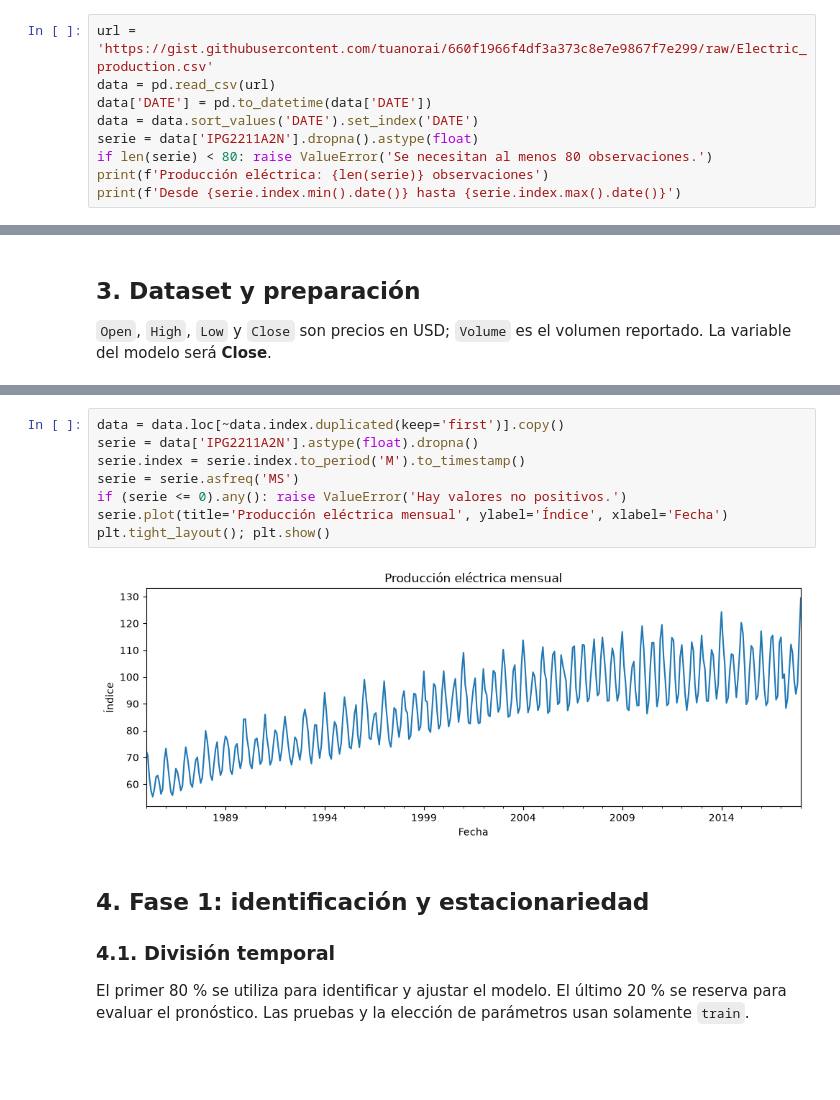
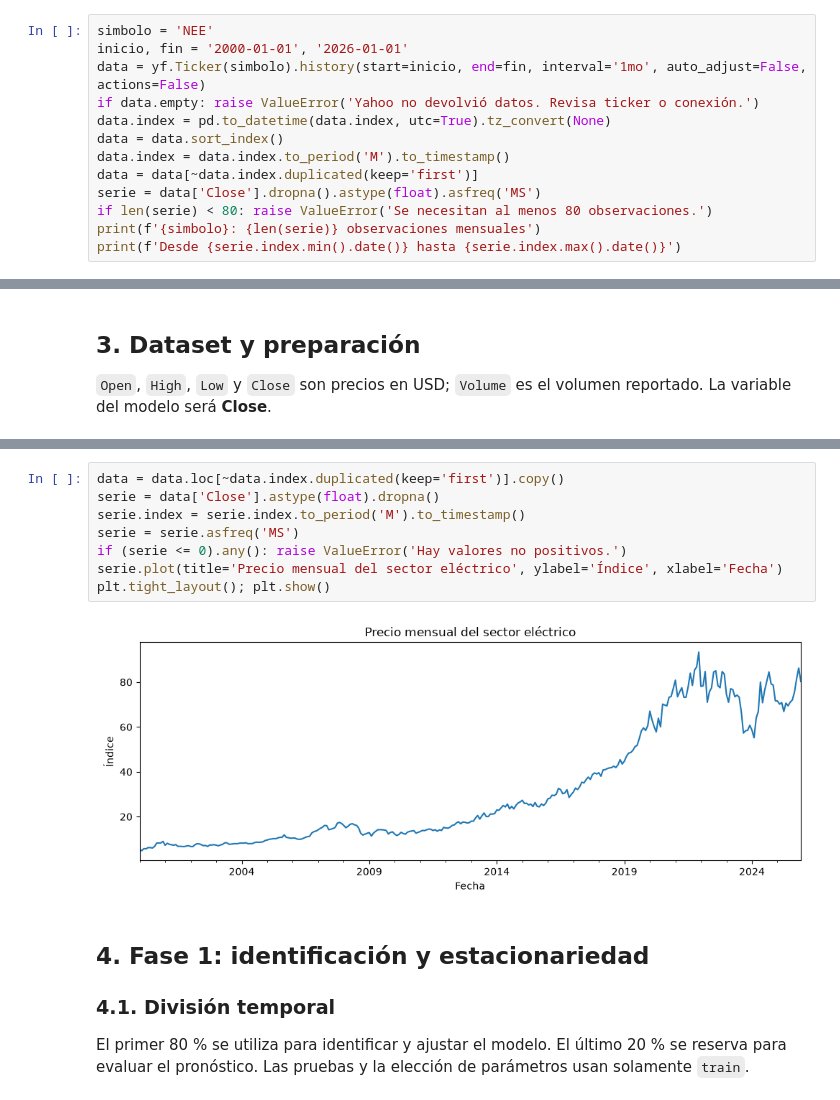
Before and after one commit to 23-Andres-QC/MineriaAvanzada, a Jupyter notebook: practica01.ipynb, the cells around one changed output, grey strips where cells are left out. Cells and saved outputs as stored; diff of their text form; blank space fills up the shorter version.

Commit message:
Usar datos mensuales del sector electrico desde yfinance

```diff
--- a/practica01.ipynb
+++ b/practica01.ipynb
@@ -32,10 +33,14 @@ Se usa el mismo dataset de producción eléctrica del material de clase. La carg
 # %%
-url = 'https://gist.githubusercontent.com/tuanorai/660f1966f4df3a373c8e7e9867f7e299/raw/Electric_production.csv'
-data = pd.read_csv(url)
-data['DATE'] = pd.to_datetime(data['DATE'])
-data = data.sort_values('DATE').set_index('DATE')
-serie = data['IPG2211A2N'].dropna().astype(float)
+simbolo = 'NEE'
+inicio, fin = '2000-01-01', '2026-01-01'
+data = yf.Ticker(simbolo).history(start=inicio, end=fin, interval='1mo', auto_adjust=False, actions=False)
+if data.empty: raise ValueError('Yahoo no devolvió datos. Revisa ticker o conexión.')
+data.index = pd.to_datetime(data.index, utc=True).tz_convert(None)
+data = data.sort_index()
+data.index = data.index.to_period('M').to_timestamp()
+data = data[~data.index.duplicated(keep='first')]
+serie = data['Close'].dropna().astype(float).asfreq('MS')
 if len(serie) < 80: raise ValueError('Se necesitan al menos 80 observaciones.')
-print(f'Producción eléctrica: {len(serie)} observaciones')
+print(f'{simbolo}: {len(serie)} observaciones mensuales')
 print(f'Desde {serie.index.min().date()} hasta {serie.index.max().date()}')
 # %% [output]
@@ -88,14 +109,14 @@ print('Fechas duplicadas:', data.index.duplicated().sum())
 Fechas duplicadas: 0
 # %%
 data = data.loc[~data.index.duplicated(keep='first')].copy()
-serie = data['IPG2211A2N'].astype(float).dropna()
+serie = data['Close'].astype(float).dropna()
 serie.index = serie.index.to_period('M').to_timestamp()
 serie = serie.asfreq('MS')
 if (serie <= 0).any(): raise ValueError('Hay valores no positivos.')
-serie.plot(title='Producción eléctrica mensual', ylabel='Índice', xlabel='Fecha')
+serie.plot(title='Precio mensual del sector eléctrico', ylabel='Índice', xlabel='Fecha')
 plt.tight_layout(); plt.show()
 # %% [output]
-[figure, old version]
+[figure, new version]
 # %% [markdown]
 ## 4. Fase 1: identificación y estacionariedad
 
```
Also changed, not shown: parts of 18 cells of this notebook.
